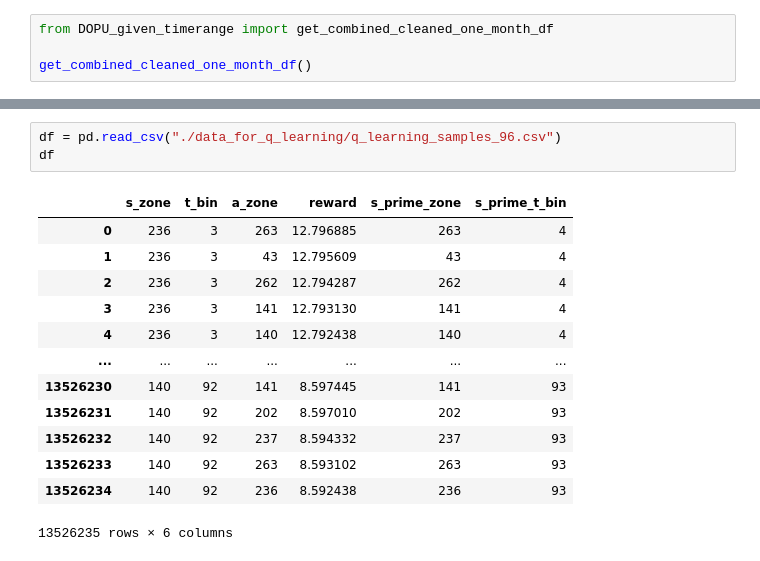
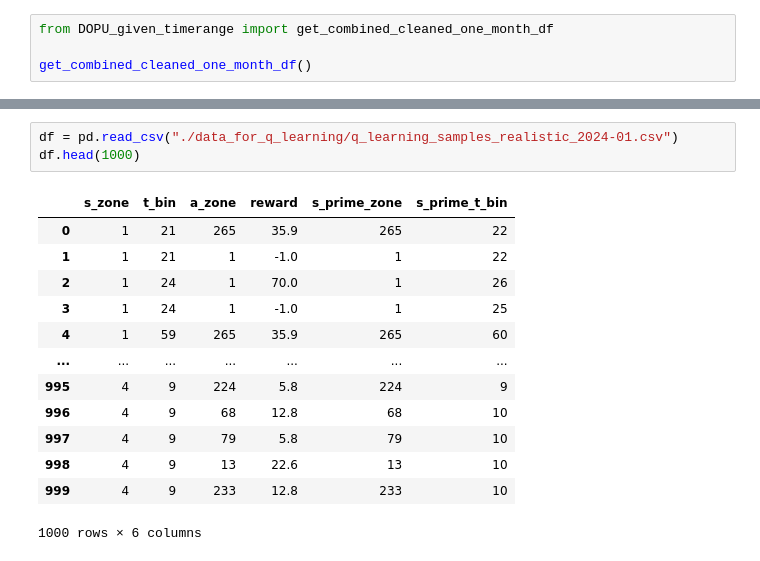
Before and after one commit to EdSu03/adsproject, a Jupyter notebook: Q_learning.ipynb, the cells around one changed output, grey strips where cells are left out. Drawn from its saved outputs; the diff is of its cells as text.

```diff
--- a/Q_learning.ipynb
+++ b/Q_learning.ipynb
@@ -104,17 +176,17 @@ KeyboardInterrupt:
 # %%
-df = pd.read_csv("./data_for_q_learning/q_learning_samples_96.csv")
-df
+df = pd.read_csv("./data_for_q_learning/q_learning_samples_realistic_2024-01.csv")
+df.head(1000)
 # %% [output]
 |  | s_zone | t_bin | a_zone | reward | s_prime_zone | s_prime_t_bin |
-| 0 | 236 | 3 | 263 | 12.796885 | 263 | 4 |
-| 1 | 236 | 3 | 43 | 12.795609 | 43 | 4 |
-| 2 | 236 | 3 | 262 | 12.794287 | 262 | 4 |
-| 3 | 236 | 3 | 141 | 12.793130 | 141 | 4 |
-| 4 | 236 | 3 | 140 | 12.792438 | 140 | 4 |
+| 0 | 1 | 21 | 265 | 35.9 | 265 | 22 |
+| 1 | 1 | 21 | 1 | -1.0 | 1 | 22 |
+| 2 | 1 | 24 | 1 | 70.0 | 1 | 26 |
+| 3 | 1 | 24 | 1 | -1.0 | 1 | 25 |
+| 4 | 1 | 59 | 265 | 35.9 | 265 | 60 |
 | ... | ... | ... | ... | ... | ... | ... |
-| 13526230 | 140 | 92 | 141 | 8.597445 | 141 | 93 |
-| 13526231 | 140 | 92 | 202 | 8.597010 | 202 | 93 |
-| 13526232 | 140 | 92 | 237 | 8.594332 | 237 | 93 |
-| 13526233 | 140 | 92 | 263 | 8.593102 | 263 | 93 |
-| 13526234 | 140 | 92 | 236 | 8.592438 | 236 | 93 |
+| 995 | 4 | 9 | 224 | 5.8 | 224 | 9 |
+| 996 | 4 | 9 | 68 | 12.8 | 68 | 10 |
+| 997 | 4 | 9 | 79 | 5.8 | 79 | 10 |
+| 998 | 4 | 9 | 13 | 22.6 | 13 | 10 |
+| 999 | 4 | 9 | 233 | 12.8 | 233 | 10 |
-13526235 rows × 6 columns
+1000 rows × 6 columns
```
Also changed, not shown: parts of 11 cells of this notebook, 2 other files.
